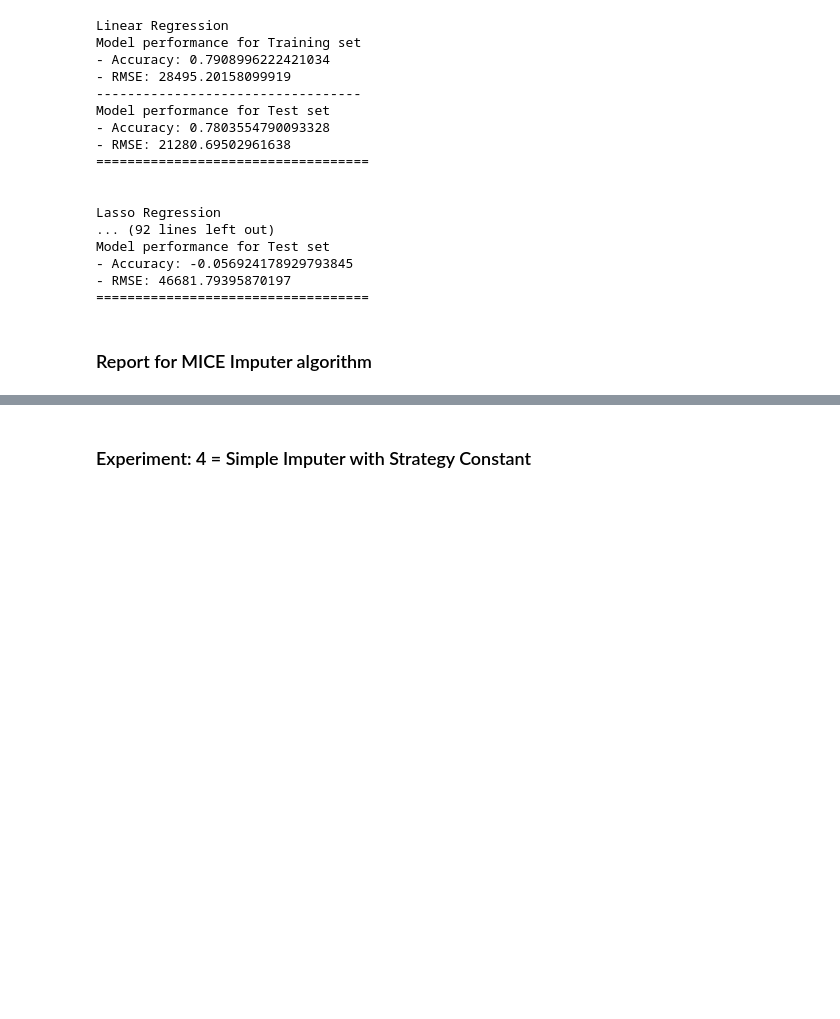
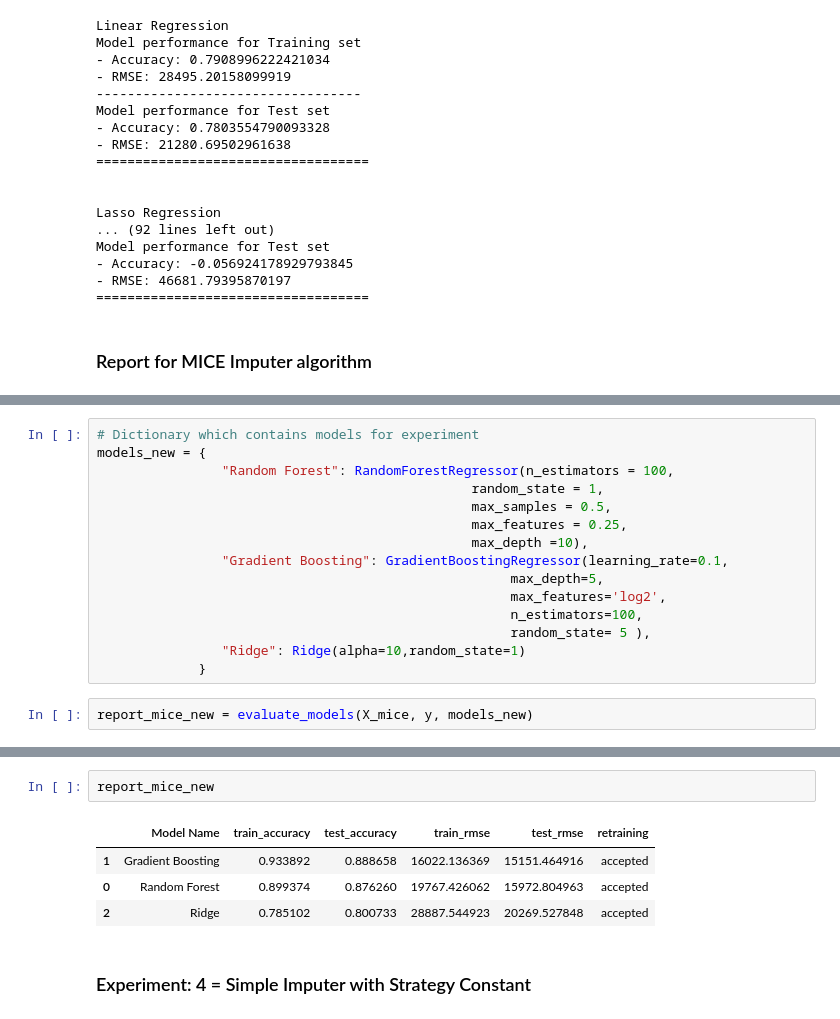
Before and after one commit to anktd23/laptop-price-prediction, a Jupyter notebook: model_training/model_training.ipynb, the cells around one changed output, grey strips where cells are left out. Drawn from its saved outputs; the diff is of its cells as text; blank space fills up the shorter version.

```diff
--- a/model_training/model_training.ipynb
+++ b/model_training/model_training.ipynb
@@ -634,0 +711,17 @@ report_mice
+# %%
+# Dictionary which contains models for experiment
+models_new = {
+                "Random Forest": RandomForestRegressor(n_estimators = 100,
+                                                random_state = 1,
+                                                max_samples = 0.5,
+                                                max_features = 0.25,
+                                                max_depth =10),
+                "Gradient Boosting": GradientBoostingRegressor(learning_rate=0.1,
+                                                     max_depth=5,
+                                                     max_features='log2',
+                                                     n_estimators=100,
+                                                     random_state= 5 ),
+                "Ridge": Ridge(alpha=10,random_state=1)
+             }
+# %%
+report_mice_new = evaluate_models(X_mice, y, models_new)
@@ -635,3 +746,10 @@ report_mice
+# %%
+report_mice_new
+# %% [output]
+|  | Model Name | train_accuracy | test_accuracy | train_rmse | test_rmse | retraining |
+| 1 | Gradient Boosting | 0.933892 | 0.888658 | 16022.136369 | 15151.464916 | accepted |
+| 0 | Random Forest | 0.899374 | 0.876260 | 19767.426062 | 15972.804963 | accepted |
+| 2 | Ridge | 0.785102 | 0.800733 | 28887.544923 | 20269.527848 | accepted |
 # %% [markdown]
 ### Experiment: 4 = Simple Imputer with Strategy Constant
 # %% [markdown]
```
Also changed, not shown: parts of 113 cells of this notebook, 1 other file.
